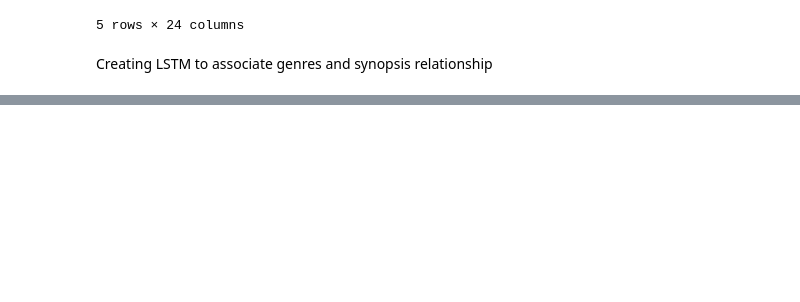
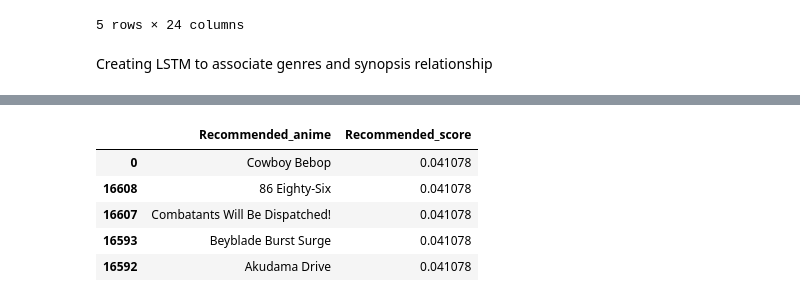
Before and after one commit to pullz6/Anime_Recommendor, a Jupyter notebook: Anime_Recs_Model_EDA.ipynb, the cells around one changed output, grey strips where cells are left out. Cells and saved outputs as stored; diff of their text form; code cells hidden in the pictures; blank space fills up the shorter version.

Commit message:
One model created.

```diff
--- a/Anime_Recs_Model_EDA.ipynb
+++ b/Anime_Recs_Model_EDA.ipynb
@@ -339,0 +378,22 @@ print(cosine_similarity(df, df))
+# %%
+from scipy.spatial import distance
+from sentence_transformers import SentenceTransformer
+model = SentenceTransformer('all-MiniLM-L6-v2')
+
+# Sample sentence
+sentences = df_new['Synopsis']
+
+
+test = "titans attacking through the wall, there is an army of soliders, eren."
+print('Test sentence:',test)
+test_vec = model.encode([test])[0]
+
+similarity_anime = []
+similarity_scores = []
+i = 0
+for sent in sentences:
+    similarity_score = 1-distance.cosine(test_vec, model.encode([sent])[0])
+    #print(f'\nFor {sent}\nSimilarity Score = {similarity_score} ')
+    similarity_anime.append(df_new.iloc[i, 2])
+    similarity_scores.append(similarity_score)
+    i = i + 1
@@ -339,0 +422,17 @@ print(cosine_similarity(df, df))
+# %%
+final_df = pd.DataFrame()
+final_df['Recommended_anime'] = similarity_anime
+final_df['Recommended_score'] = similarity_score
+# %%
+final_df.sort_values(by = 'Recommended_score',inplace = True)
+# %%
+final_df = final_df[final_df['Recommended_anime']!='UNKNOWN']
+# %%
+final_df.head()
+# %% [output]
+|  | Recommended_anime | Recommended_score |
+| 0 | Cowboy Bebop | 0.041078 |
+| 16608 | 86 Eighty-Six | 0.041078 |
+| 16607 | Combatants Will Be Dispatched! | 0.041078 |
+| 16593 | Beyblade Burst Surge | 0.041078 |
+| 16592 | Akudama Drive | 0.041078 |
```
Also changed, not shown: parts of 12 cells of this notebook.
